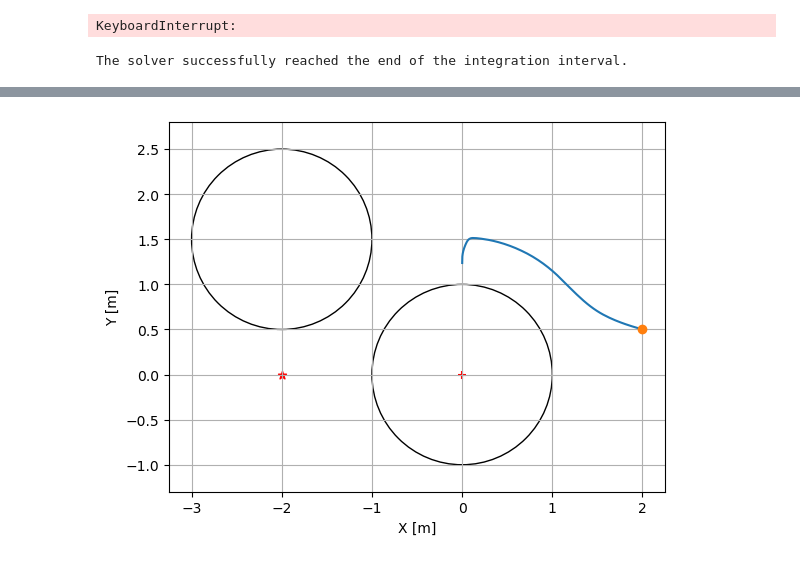
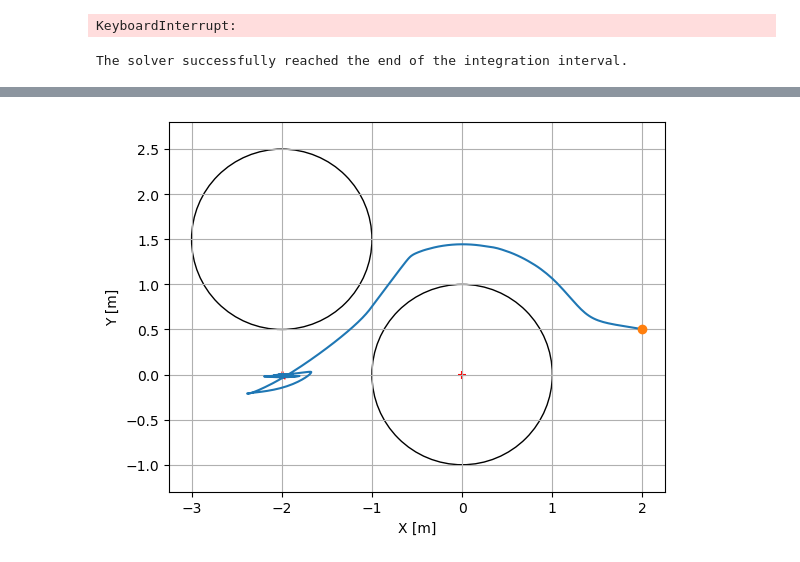
Before and after one commit to YoshimitsuMatsutaIe/rmp-py, a Jupyter notebook: fabric.ipynb, the cells around one changed output, grey strips where cells are left out. Saved outputs shown, nothing was run; the diff lists cells and outputs as text; code cells hidden in the pictures.

```diff
--- a/fabric.ipynb
+++ b/fabric.ipynb
@@ -657,7 +657,7 @@ def dX(t, X):
     s_dot = func_s_dot(x, x_dot, xo, r)
     J = func_J(x, x_dot, xo, r)
     m_o = sgn(s_dot) * k_b / s**2
-    xi_o = -2 * s_dot**2 / x**3 * sgn(s_dot)
+    xi_o = -2 * s_dot**2 / s**3 * sgn(s_dot)
     pi_o = -1 * (-4 * alpha_b * s**(-9)) * sgn(s_dot) * s_dot**2 # * m_o
     damp_o = 0. * s_dot
     f_o = pi_o - xi_o - damp_o
@@ -668,7 +668,7 @@ def dX(t, X):
     s_dot = func_s_dot(x, x_dot, xo_2, r)
     J = func_J(x, x_dot, xo_2, r)
     m_o = sgn(s_dot) * k_b / s**2
-    xi_o = -2 * s_dot**2 / x**3 * sgn(s_dot)
+    xi_o = -2 * s_dot**2 / s**3 * sgn(s_dot)
     pi_o = -1 * (-4 * alpha_b * s**(-9)) * sgn(s_dot) * s_dot**2 # * m_o
     damp_o = 0. * s_dot
     f_o = pi_o - xi_o - damp_o
@@ -679,7 +679,7 @@ def dX(t, X):
     M_g = func_M_ee(x - xd, x_dot, m_u, m_l, alpha_m, k, alpha_psi)
     xi_g = func_xi_ee(x - xd, x_dot, m_u, m_l, alpha_m, k, alpha_psi)
     pi_g = func_pi_ee(x - xd, x_dot, m_u, m_l, alpha_m, k, alpha_psi)
-    damp_g = 5*x_dot
+    damp_g = 50*x_dot
     f_g = pi_g - xi_g - damp_g
 
     pull_M += M_g
@@ -709,31 +709,31 @@ print(sol.message)
 
 fig = plt.figure()
 ax = fig.add_subplot(111)
 ax.plot(sol.y[0], sol.y[1])
 ax.scatter([xo[0,0]], [xo[1,0]], marker="+", color = "r")
 ax.scatter([xd[0,0]], [xd[1,0]], marker="*", color = "r")
 c = patches.Circle(xy=(xo[0,0], xo[1,0]), radius=r, ec='k', fill=False)
 ax.add_patch(c)
 
 c = patches.Circle(xy=(xo_2[0,0], xo_2[1,0]), radius=r, ec='k', fill=False)
 ax.add_patch(c)
 
 ax.set_xlabel("X [m]"); ax.set_ylabel("Y [m]"); ax.grid(); ax.axis('equal')
 
 move_point, = ax.plot([], [], marker="o")
 
 def update(i):
     move_point.set_data(sol.y[0][i], sol.y[1][i])
 
 ani2 = anm.FuncAnimation(
     fig = fig,
     func = update,
     frames = range(0, len(sol.t), 10),
     interval=50
 )
 ani2.save('ani2.gif', writer='pillow')
 HTML(ani2.to_jshtml())  # jupyter以外では不要
 # %% [output]
 The solver successfully reached the end of the integration interval.
 [interactive output not drawn]
-[figure, old version]
+[figure, new version]
```
Also changed, not shown: 2 other files.
